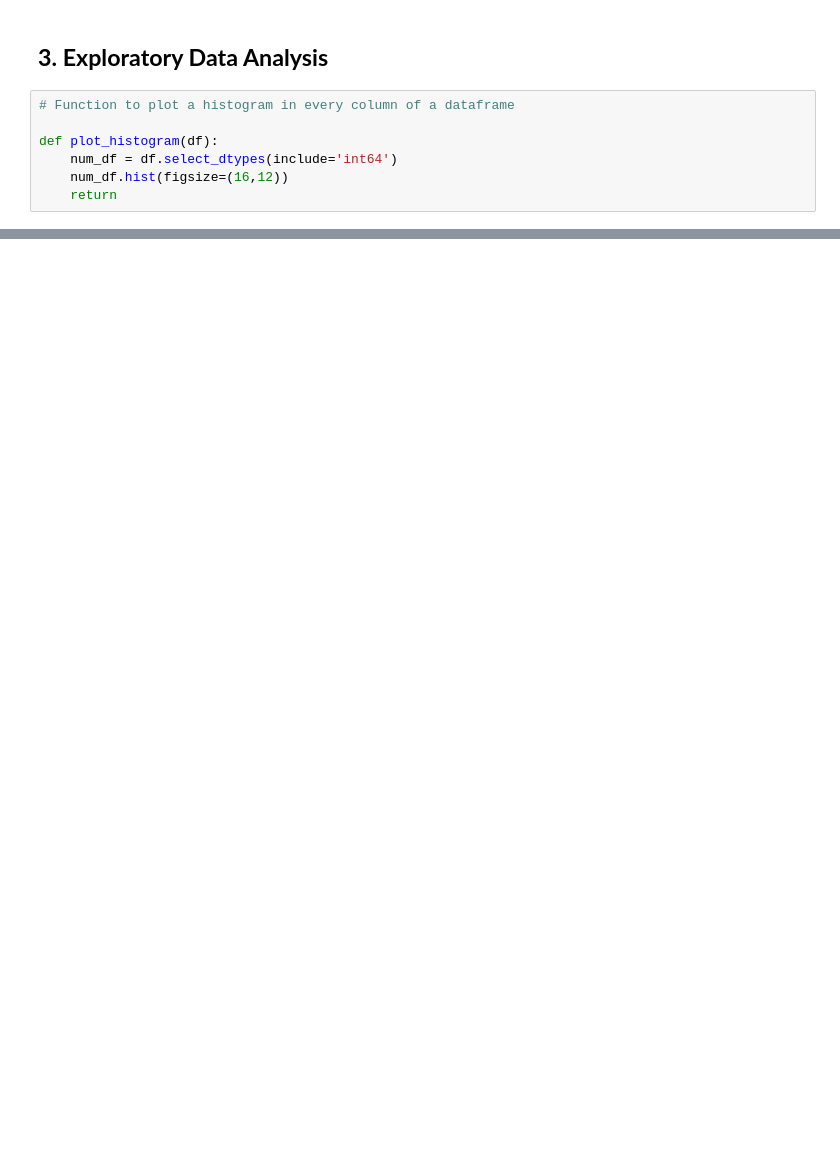
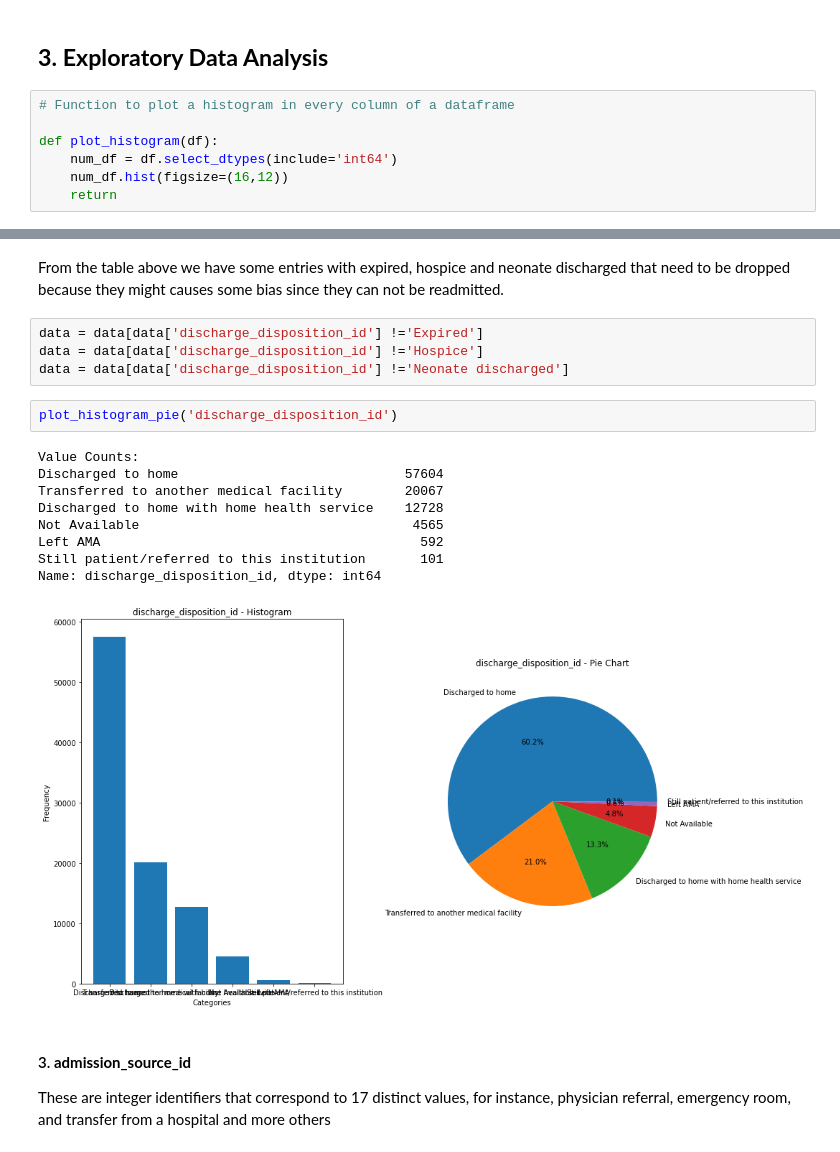
Before and after one commit to HersiYussuf/Capstone_Project, a Jupyter notebook: Diabetic_analysis.ipynb, the cells around one changed output, grey strips where cells are left out. Saved outputs shown, nothing was run; the diff lists cells and outputs as text; blank space fills up the shorter version.

```diff
--- a/Diabetic_analysis.ipynb
+++ b/Diabetic_analysis.ipynb
@@ -1908,0 +1275,21 @@ from imblearn.over_sampling import RandomOverSampler
+# %% [markdown]
+From the table above we have some entries with expired, hospice and neonate discharged that need to be dropped because they might causes some bias since they can not be readmitted.
+# %%
+data = data[data['discharge_disposition_id'] !='Expired']
+data = data[data['discharge_disposition_id'] !='Hospice']
+data = data[data['discharge_disposition_id'] !='Neonate discharged']
+# %%
+plot_histogram_pie('discharge_disposition_id')
+# %% [output]
+Value Counts:
+Discharged to home                             57604
+Transferred to another medical facility        20067
+Discharged to home with home health service    12728
+Not Available                                   4565
+Left AMA                                         592
+Still patient/referred to this institution       101
+Name: discharge_disposition_id, dtype: int64
+[figure, added]
+# %% [markdown]
+#### 3. **admission_source_id**
+These are integer identifiers that correspond to 17 distinct values, for instance, physician referral, emergency room, and transfer from a hospital and more others
```
Also changed, not shown: parts of 203 cells of this notebook, 7 other files.
